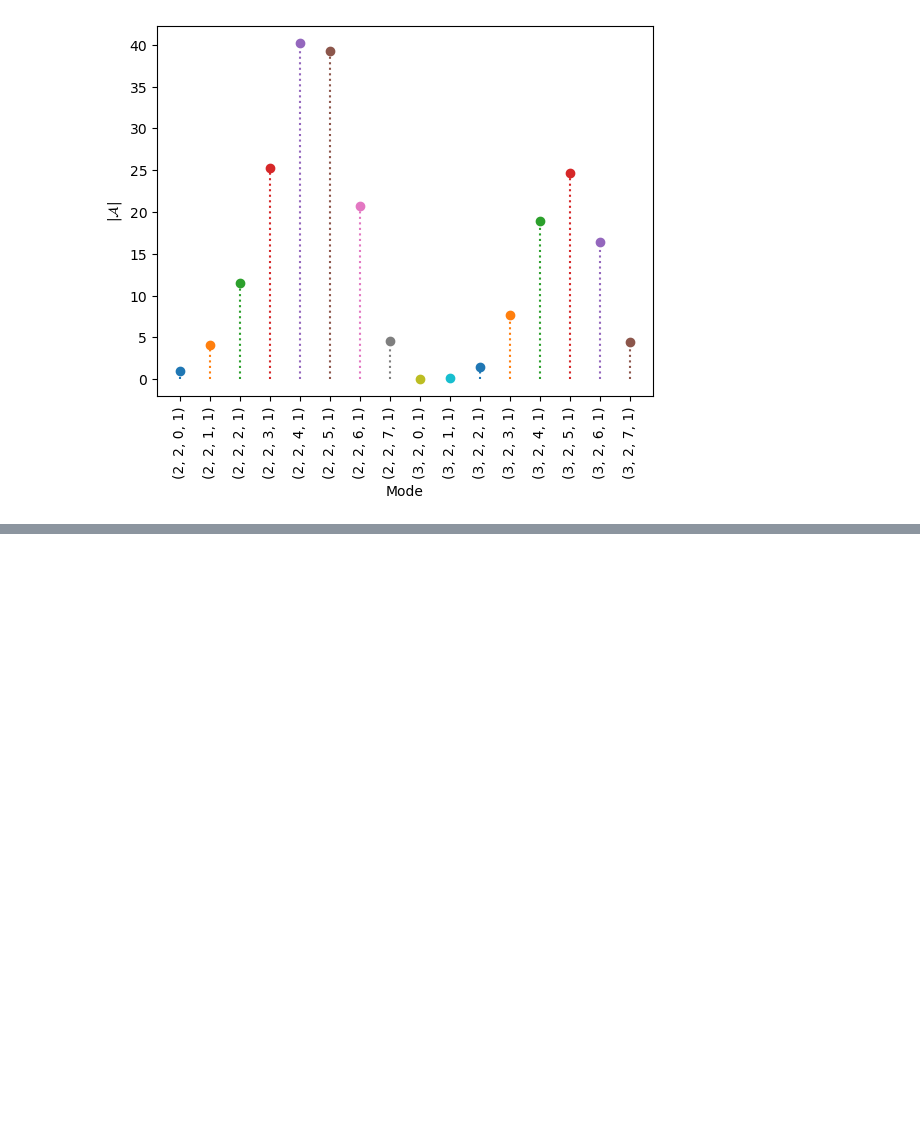
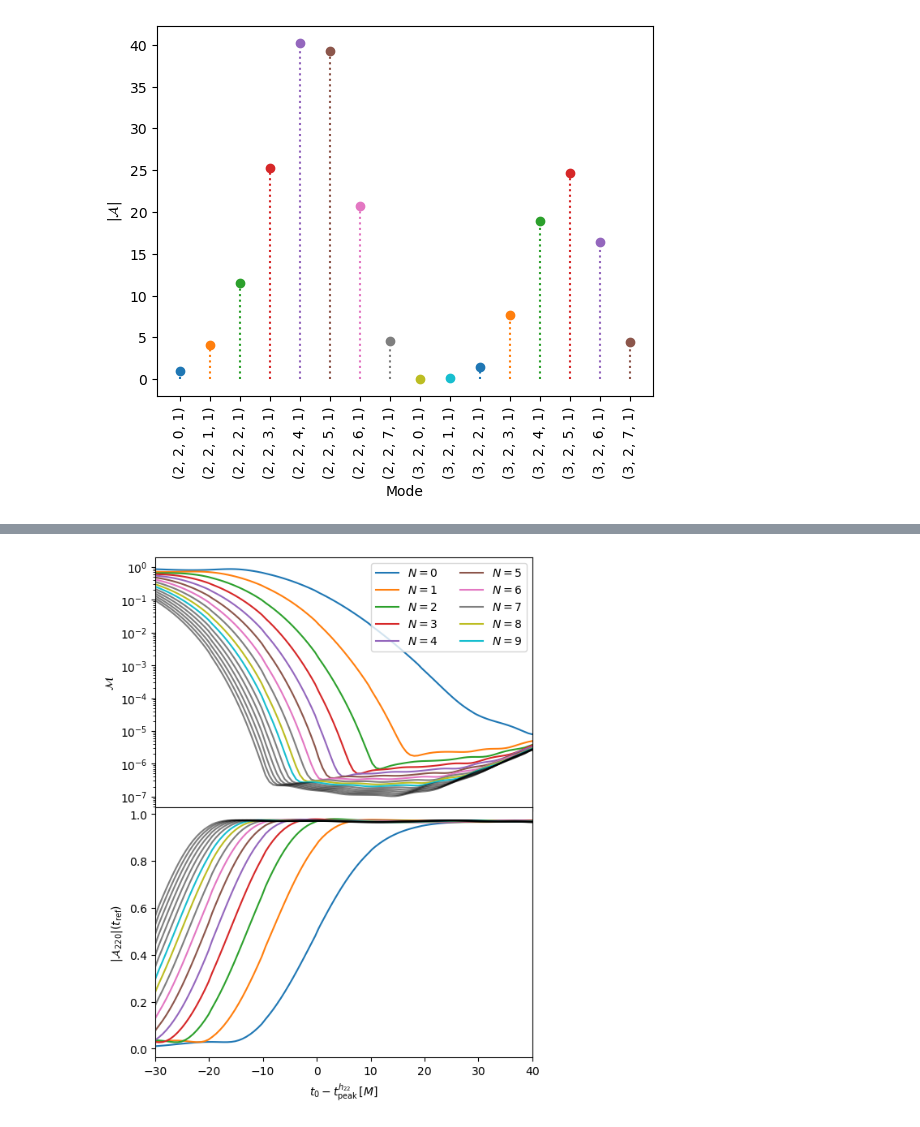
Before and after one commit to sxs-collaboration/qnmfits, a Jupyter notebook: examples/working_with_sxs.ipynb, the cells around one changed output, grey strips where cells are left out. Drawn from its saved outputs; the diff is of its cells as text; code cells hidden in the pictures; blank space fills up the shorter version.

```diff
--- a/examples/working_with_sxs.ipynb
+++ b/examples/working_with_sxs.ipynb
@@ -15,11 +15,7 @@ You can load an SXS `Simulation` object in the following way, which gives you ea
 # %%
-sim = sxs.load('SXS:BBH:0305', extrapolation='N2')
+sim = sxs.load('SXS:BBH:0305v1.5', extrapolation='N2')
 
 # We can easily extract simulation metadata:
 Mf = sim.metadata.remnant_mass
 chif = sim.metadata.remnant_dimensionless_spin
 chif_mag = np.linalg.norm(chif)
-
-# But note that sim.h is different to the older simulation data, so I will
-# load the older data separately to help with comparisons:
-h = sxs.load('SXS:BBH:0305/Lev6/rhOverM', extrapolation_order=2)
@@ -40,7 +26,7 @@ type(h)
 # %% [output]
 sxs.waveforms.waveform_modes.WaveformModes
 # %%
-h = qnmfits.utils.sxs_to_scri_WaveformModes(h)
+h = qnmfits.utils.sxs_to_scri_WaveformModes(sim.h)
 type(h)
 # %% [output]
 scri.waveform_modes.WaveformModes
@@ -395,0 +393,60 @@ best_fit['mismatch']
+# %%
+# Now perform fits with overtones up to N=15
+qnm_list = [[(2,2,n,1) for n in range(N)] for N in range(1,15+2)]
+spherical_modes = [(2,2)]
+
+# The start times to use
+t0_array = np.linspace(-30, 40, 100)
+t_ref = 0
+
+# Create figure
+fig, axs = plt.subplots(2, 1, figsize=(6,8), sharex=True)
+fig.subplots_adjust(hspace=0)
+
+# We will store the fundamental mode amplitudes for each fit to investigate
+# mode stability
+A220_dict = {}
+
+for N, qnms in enumerate(qnm_list):
+
+    # Store the fundamental mode amplitude for each start time, and the
+    # mismatch
+    A220_dict[N] = []
+    mm_list = []
+
+    for t0 in t0_array:
+        best_fit = qnmfits.fit(
+            data=h,
+            chif=chif_mag,
+            Mf=Mf,
+            qnms=qnms,
+            spherical_modes=spherical_modes,
+            t0=t0,
+            t_ref=t_ref
+        )
+        mm_list.append(best_fit['mismatch'])
+        A220_dict[N].append(abs(best_fit['amplitudes'][2,2,0,1]))
+
+    # Add to figure
+
+    if N > 9:
+        c = 'k'
+        alpha = 0.5
+        label = None
+    else:
+        c = f'C{N}'
+        alpha = 1
+        label = f'$N = {N}$'
+
+    axs[0].semilogy(t0_array, mm_list, label=label, c=c, alpha=alpha)
+    axs[1].plot(t0_array, A220_dict[N], c=c, alpha=alpha)
+
+# Plot limits and labels
+axs[0].set_xlim(t0_array[0], t0_array[-1])
+axs[1].set_xlabel('$t_0 - t^{h_{22}}_\mathrm{peak}\, [M]$')
+axs[0].set_ylabel('$\mathcal{M}$')
+axs[1].set_ylabel('$|\mathcal{A}_{220}|(t_\mathrm{ref})$')
+
+axs[0].legend(ncol=2);
+# %% [output]
+[figure, added]
```
Also changed, not shown: parts of 8 cells of this notebook.
